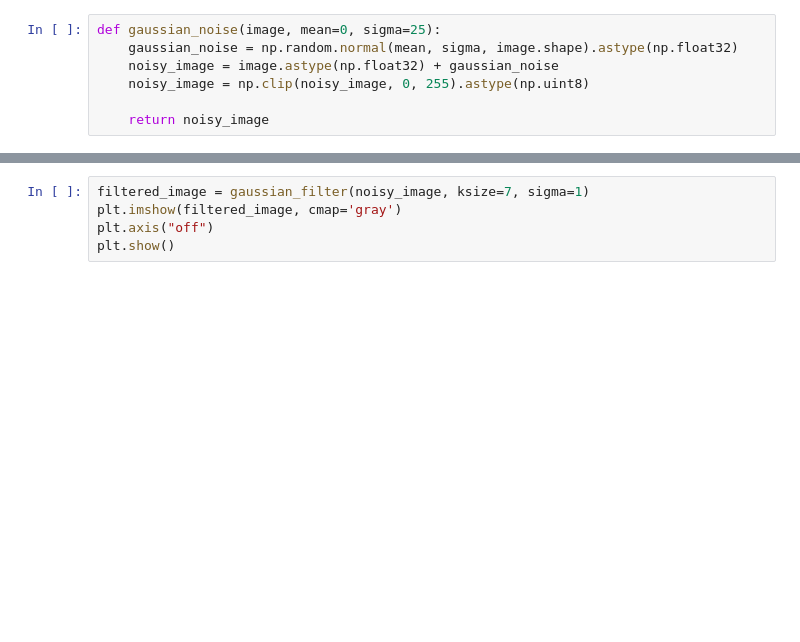
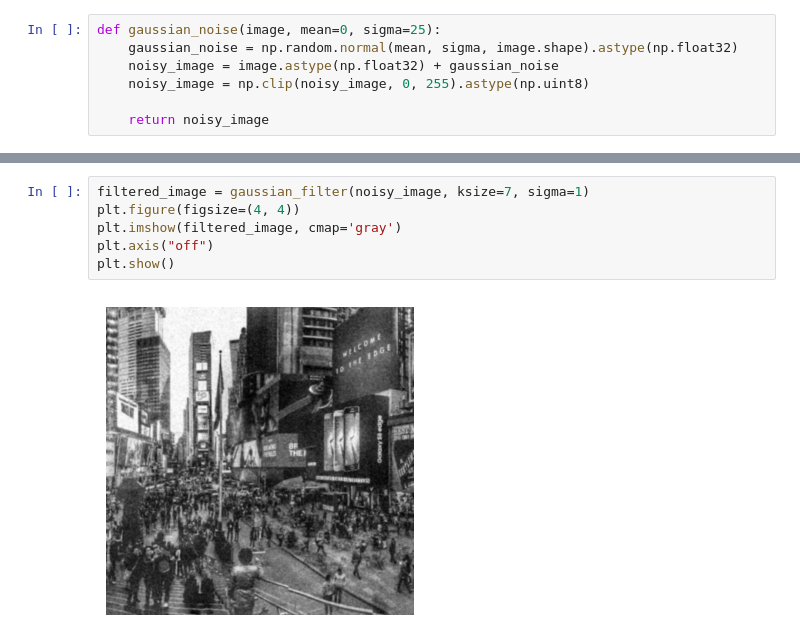
Before and after one commit to DarkDreamerr/CV-2026-H12, a Jupyter notebook: Experiment 4/gaussian.ipynb, the cells around one changed output, grey strips where cells are left out. Drawn from its saved outputs; the diff is of its cells as text; blank space fills up the shorter version.

```diff
--- a/Experiment 4/gaussian.ipynb
+++ b/Experiment 4/gaussian.ipynb
@@ -71,5 +65,8 @@ def gaussian_filter(image, ksize = 7, sigma=1):
 # %%
 filtered_image = gaussian_filter(noisy_image, ksize=7, sigma=1)
+plt.figure(figsize=(4, 4))
 plt.imshow(filtered_image, cmap='gray')
 plt.axis("off")
 plt.show()
+# %% [output]
+[figure, added]
```
Also changed, not shown: parts of 5 cells of this notebook.
